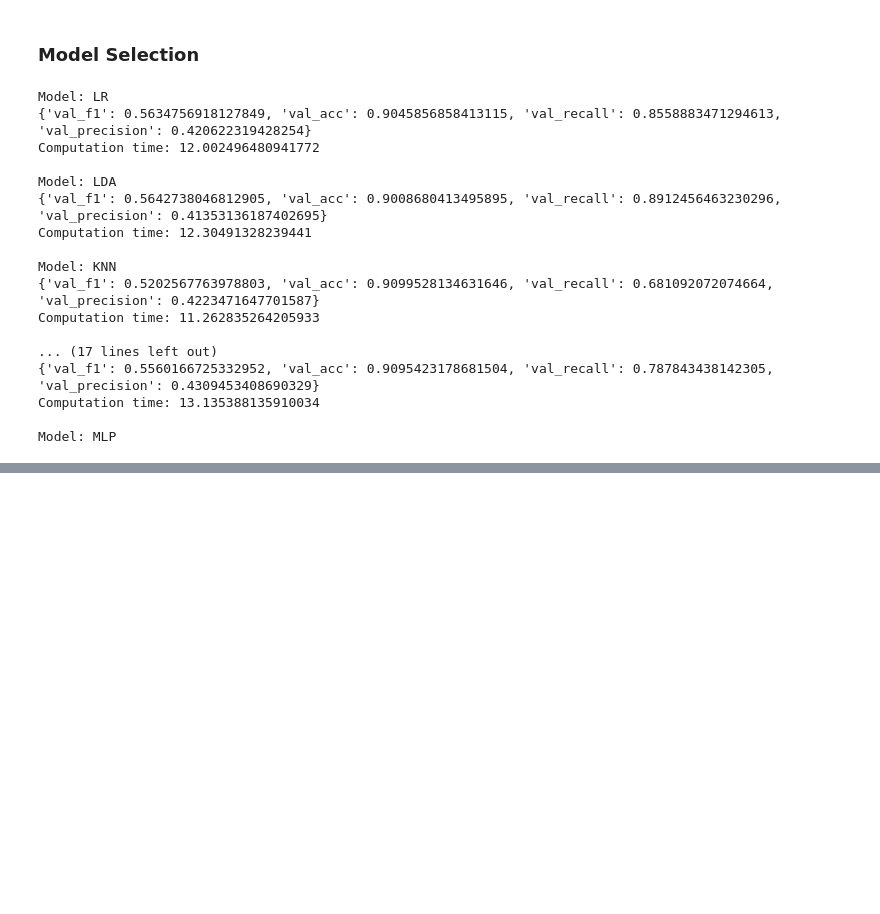
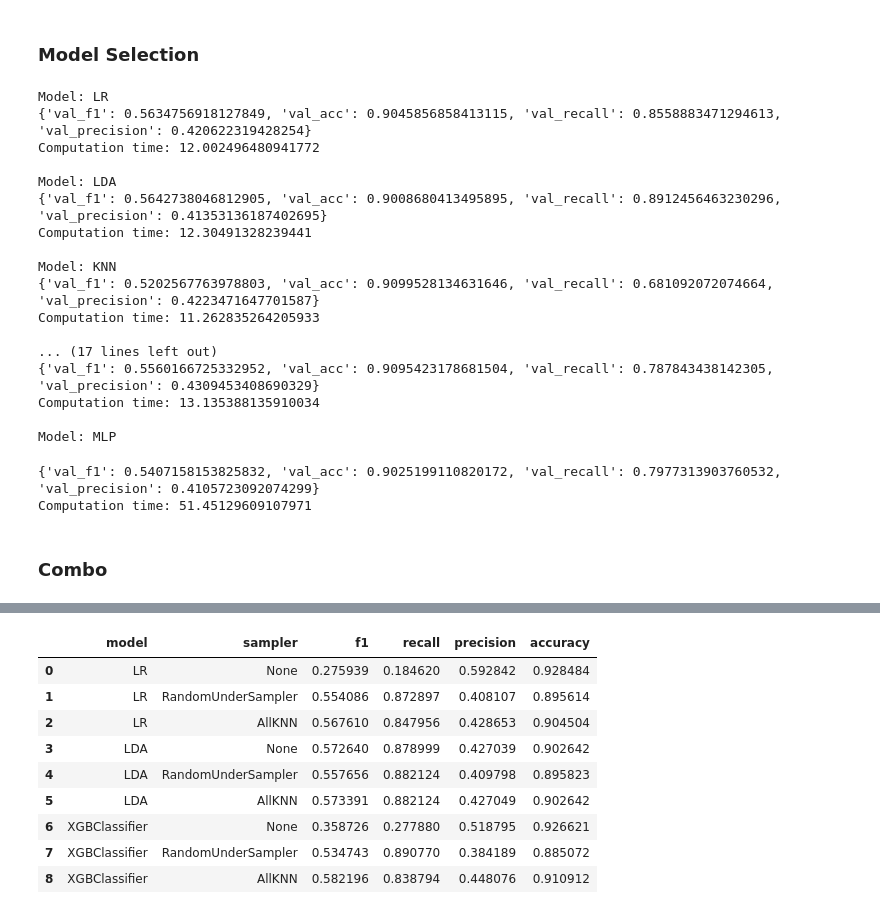
Before and after one commit to victoRambaud/credit_prediction, a Jupyter notebook: credit_prediction.ipynb, the cells around one changed output, grey strips where cells are left out. Cells and saved outputs as stored; diff of their text form; code cells hidden in the pictures; blank space fills up the shorter version.

```diff
--- a/credit_prediction.ipynb
+++ b/credit_prediction.ipynb
@@ -207,2 +241,2 @@ transformed_data['Closed']=(~raw_data['Prod_Closed_Date'].isna())*1
 # %%
-print(transformed_data[transformed_data.isnull().values])
+transformed_data = transformed_data.drop(transformed_data[transformed_data.isnull().values].index)
@@ -227,5 +243,3 @@ Id_Customer                                                         ...
-# %%
-transformed_data = transformed_data.fillna(0)
 # %% [markdown]
 ### Train / Test split
 
@@ -271,10 +285,10 @@ def pipeline(model, n_splits = 8, sampler = None):
     val_precision /= n_splits
 
     return {
-        "val_f1": val_f1,
-        "val_acc": val_acc,
-        "val_recall": val_recall,
-        "val_precision": val_precision
+        "f1": val_f1,
+        "accuracy": val_acc,
+        "recall": val_recall,
+        "precision": val_precision
     }
 # %%
 n_splits = 8
@@ -375,3 +386,54 @@ Computation time: 11.262835264205933
 Computation time: 13.135388135910034
 
 Model: MLP
+{'val_f1': 0.5407158153825832, 'val_acc': 0.9025199110820172, 'val_recall': 0.7977313903760532, 'val_precision': 0.4105723092074299}
+Computation time: 51.45129609107971
+# %% [markdown]
+### Combo
+# %%
+models = [
+    ('LR', LogisticRegression()),
+    ('LDA', LinearDiscriminantAnalysis()),
+    ('XGBClassifier', XGBClassifier())
+    # ('KNN', KNeighborsClassifier()),
+    # ('CART', DecisionTreeClassifier()),
+    # ('NB', GaussianNB()),
+    # ('SVM', SVC()),
+    # ('RForest', RandomForestClassifier()),
+    # ('AdaBoost', AdaBoostClassifier()),
+    # ('MLP', MLPClassifier())
+]
+
+samplers = [
+    ('None', None),
+    ('RandomUnderSampler', RandomUnderSampler(random_state=42)),
+    # ('CondensedNearestNeighbour', CondensedNearestNeighbour()),
+    # ('EditedNearestNeighbours', EditedNearestNeighbours()),
+    # ('RepeatedEditedNearestNeighbours', RepeatedEditedNearestNeighbours()),
+    ('AllKNN', AllKNN()),
+    # ('TomeLinks', TomekLinks()),
+    # ('Near Miss', NearMiss()),
+    # ('RandomOverSampler', RandomOverSampler()),
+    # ('SMOTE', SMOTE()),
+    # ('SVMSMOTE', SVMSMOTE()),
+    # ('ADASYN', ADASYN())
+]
+
+column_names = ["model", "sampler", "f1", "recall", "precision", "accuracy"]
+scores = pd.DataFrame(columns = column_names)
+
+for model_name, model in models:
+    for sampler_name, sampler in samplers:
+        t1 = time.time()
+        print(f"Model: {model_name}")
+        result = pipeline(model, sampler = sampler)
+        print(result)
+        result["model"] = model_name
+        result["sampler"] = sampler_name
+        scores = scores.append(result, ignore_index=True)
+        t2 = time.time()
+        print(f"Computation time: {t2 - t1}")
+        print()
+
+scores
+# %% [output]
@@ -377,0 +457,10 @@ Model: MLP
+|  | model | sampler | f1 | recall | precision | accuracy |
+| 0 | LR | None | 0.275939 | 0.184620 | 0.592842 | 0.928484 |
+| 1 | LR | RandomUnderSampler | 0.554086 | 0.872897 | 0.408107 | 0.895614 |
+| 2 | LR | AllKNN | 0.567610 | 0.847956 | 0.428653 | 0.904504 |
+| 3 | LDA | None | 0.572640 | 0.878999 | 0.427039 | 0.902642 |
+| 4 | LDA | RandomUnderSampler | 0.557656 | 0.882124 | 0.409798 | 0.895823 |
+| 5 | LDA | AllKNN | 0.573391 | 0.882124 | 0.427049 | 0.902642 |
+| 6 | XGBClassifier | None | 0.358726 | 0.277880 | 0.518795 | 0.926621 |
+| 7 | XGBClassifier | RandomUnderSampler | 0.534743 | 0.890770 | 0.384189 | 0.885072 |
+| 8 | XGBClassifier | AllKNN | 0.582196 | 0.838794 | 0.448076 | 0.910912 |
```
Also changed, not shown: parts of 26 cells of this notebook, 1 other file.
